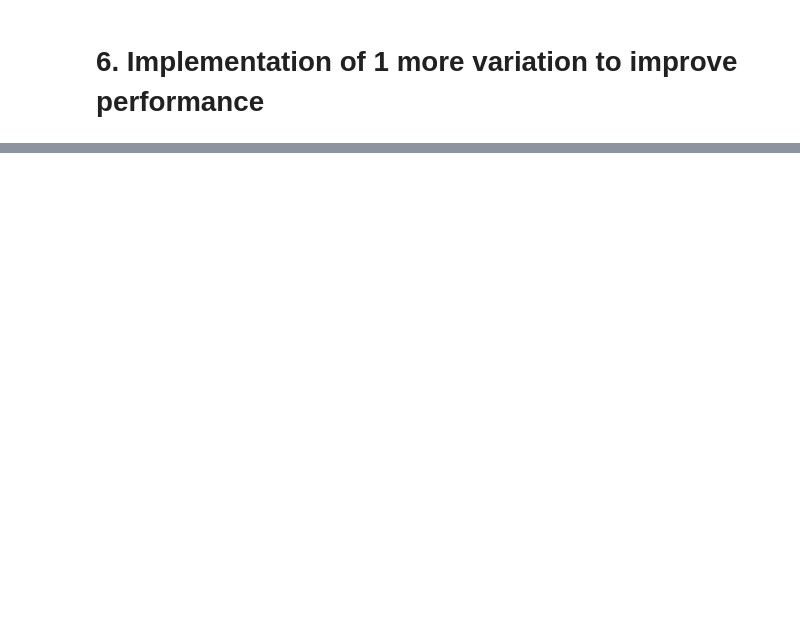
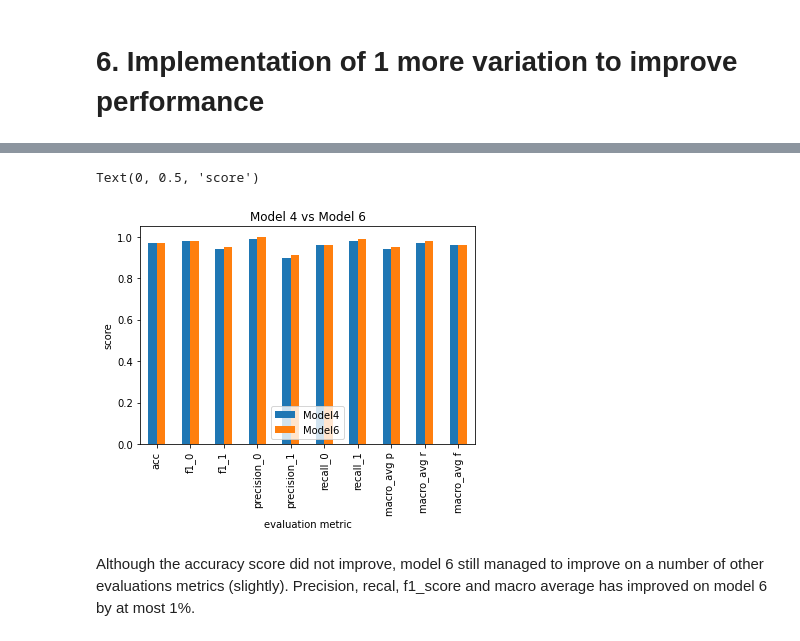
Before and after one commit to fezilemahlangu/Natural-Language-Processing-Project, a Jupyter notebook: NLP_project.ipynb, the cells around one changed output, grey strips where cells are left out. Saved outputs shown, nothing was run; the diff lists cells and outputs as text; code cells hidden in the pictures; blank space fills up the shorter version.

```diff
--- a/NLP_project.ipynb
+++ b/NLP_project.ipynb
@@ -864,0 +865,9 @@ yes
+# %%
+M4 = [0.97,0.98,0.94,0.99,0.90,0.96,0.98,0.94,0.97,0.96]
+M6 = [0.97,0.98,0.95,1.00,0.91,0.96,0.99,0.95,0.98,0.96]
+
+
+index = ['acc', 'f1_0','f1_1', 'precision_0','precision_1', 'recall_0','recall_1','macro_avg p', 'macro_avg r', 'macro_avg f']
+df6 = pd.DataFrame({'Model4': M4,
+                   'Model6': M6}, index=index)
+df6
@@ -864,0 +886,9 @@ yes
+# %%
+ax = df6.plot.bar(title = "Model 4 vs Model 6")
+ax.set_xlabel("evaluation metric")
+ax.set_ylabel("score")
+# %% [output]
+Text(0, 0.5, 'score')
+[figure, added]
+# %% [markdown]
+Although the accuracy score did not improve, model 6 still managed to improve on a number of other evaluations metrics (slightly). Precision, recal, f1_score and macro average has improved on model 6 by at most 1%.
```
Also changed, not shown: parts of 41 cells of this notebook.
